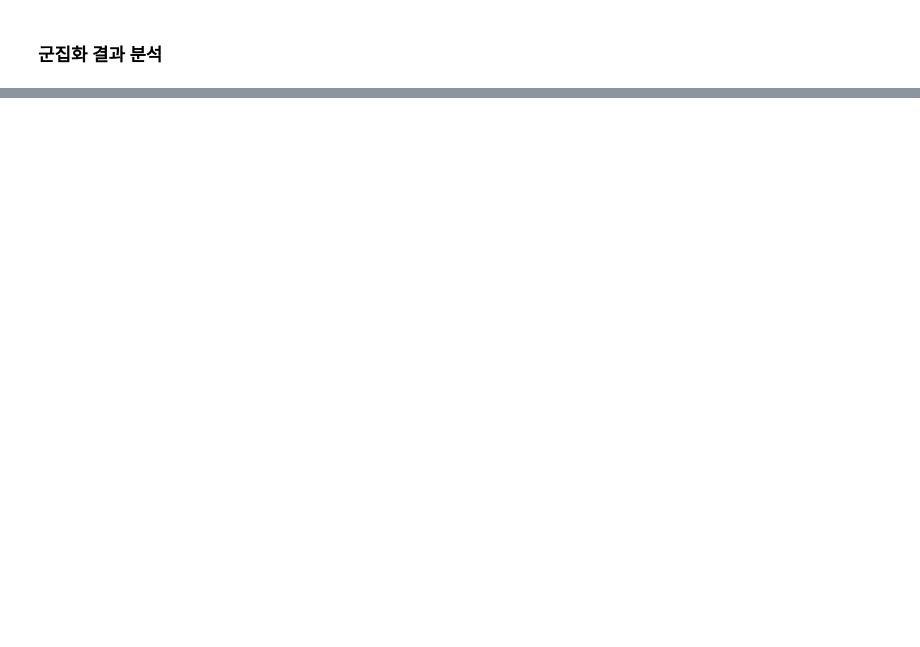
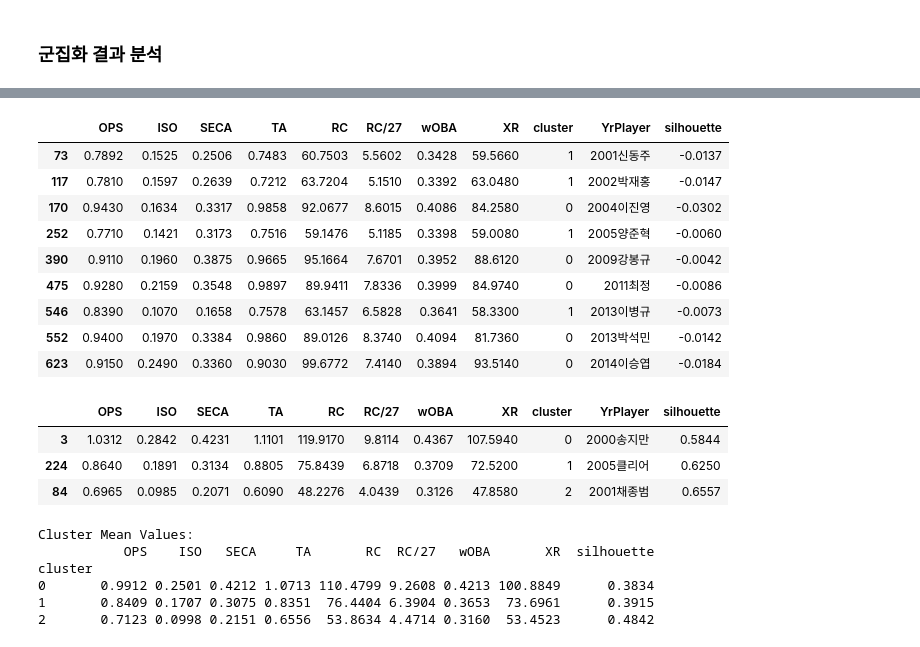
Before and after one commit to jimmynkim/MS_MachineLearning, a Jupyter notebook: 07_군집화_프로야구/07_군집화_프로야구_실습.ipynb, the cells around one changed output, grey strips where cells are left out. Saved outputs shown, nothing was run; the diff lists cells and outputs as text; code cells hidden in the pictures; blank space fills up the shorter version.

```diff
--- a/07_군집화_프로야구/07_군집화_프로야구_실습.ipynb
+++ b/07_군집화_프로야구/07_군집화_프로야구_실습.ipynb
@@ -104,3 +268,5 @@ for k in range(2,7):
 # 선수별 군집 확인
 #   - 데이터프레임에 선수 이름 추가
 # ---------------------------
+X['YrPlayer'] = df['YrPlayer'].copy()
+X.head()
@@ -106,0 +280,8 @@ for k in range(2,7):
+# %%
+# ---------------------------
+# 잘못 군집화 된 데이터
+#   각 데이터 포인트의 실루엣 계수를 계산하여 silhouette 컬럼에 추가
+# ---------------------------
+from sklearn.metrics import silhouette_samples
+X['silhouette'] = silhouette_samples(X_scaled, km.labels_)
+X.head()
@@ -107,10 +295,50 @@ for k in range(2,7):
 # %%
 # ---------------------------
 # 잘못 군집화 된 데이터
-#   개별 실루엣 계수가 0보다 작은 데이터
+#   개별 실루엣 계수가 0보다 작은 데이터 출력 (잘못 군집화된(다른 군집에 더 가까운) 선수들)
 # ---------------------------
+X.loc[X['silhouette']<0]
+# %% [output]
+|  | OPS | ISO | SECA | TA | RC | RC/27 | wOBA | XR | cluster | YrPlayer | silhouette |
+| 73 | 0.7892 | 0.1525 | 0.2506 | 0.7483 | 60.7503 | 5.5602 | 0.3428 | 59.5660 | 1 | 2001신동주 | -0.0137 |
+| 117 | 0.7810 | 0.1597 | 0.2639 | 0.7212 | 63.7204 | 5.1510 | 0.3392 | 63.0480 | 1 | 2002박재홍 | -0.0147 |
+| 170 | 0.9430 | 0.1634 | 0.3317 | 0.9858 | 92.0677 | 8.6015 | 0.4086 | 84.2580 | 0 | 2004이진영 | -0.0302 |
+| 252 | 0.7710 | 0.1421 | 0.3173 | 0.7516 | 59.1476 | 5.1185 | 0.3398 | 59.0080 | 1 | 2005양준혁 | -0.0060 |
+| 390 | 0.9110 | 0.1960 | 0.3875 | 0.9665 | 95.1664 | 7.6701 | 0.3952 | 88.6120 | 0 | 2009강봉규 | -0.0042 |
+| 475 | 0.9280 | 0.2159 | 0.3548 | 0.9897 | 89.9411 | 7.8336 | 0.3999 | 84.9740 | 0 | 2011최정 | -0.0086 |
+| 546 | 0.8390 | 0.1070 | 0.1658 | 0.7578 | 63.1457 | 6.5828 | 0.3641 | 58.3300 | 1 | 2013이병규 | -0.0073 |
+| 552 | 0.9400 | 0.1970 | 0.3384 | 0.9860 | 89.0126 | 8.3740 | 0.4094 | 81.7360 | 0 | 2013박석민 | -0.0142 |
+| 623 | 0.9150 | 0.2490 | 0.3360 | 0.9030 | 99.6772 | 7.4140 | 0.3894 | 93.5140 | 0 | 2014이승엽 | -0.0184 |
 # %%
 # ---------------------------
 # 군집의 중심에 있는 선수
 #   군집별 실루엣 계수 최대인 데이터
 # ---------------------------
+idx = X.groupby(by='cluster')['silhouette'].idxmax()
+X.loc[idx]
+# %% [output]
+|  | OPS | ISO | SECA | TA | RC | RC/27 | wOBA | XR | cluster | YrPlayer | silhouette |
+| 3 | 1.0312 | 0.2842 | 0.4231 | 1.1101 | 119.9170 | 9.8114 | 0.4367 | 107.5940 | 0 | 2000송지만 | 0.5844 |
+| 224 | 0.8640 | 0.1891 | 0.3134 | 0.8805 | 75.8439 | 6.8718 | 0.3709 | 72.5200 | 1 | 2005클리어 | 0.6250 |
+| 84 | 0.6965 | 0.0985 | 0.2071 | 0.6090 | 48.2276 | 4.0439 | 0.3126 | 47.8580 | 2 | 2001채종범 | 0.6557 |
+# %%
+# ---------------------------
+# 군집 별 평균 데이터
+# ---------------------------
+pd.set_option('display.width', 1000)    # 최대 컬럼 표시 일시적으로 늘림
+
+# 평균 계산
+cluster_means = X.groupby('cluster').mean(numeric_only=True)
+
+# 결과 출력
+print("Cluster Mean Values:")
+print(cluster_means)
+
+pd.reset_option('display.width')    # 컬럼 설정 원래 방식으로 되돌림
+# %% [output]
+Cluster Mean Values:
+           OPS    ISO   SECA     TA       RC  RC/27   wOBA       XR  silhouette
+cluster
+0       0.9912 0.2501 0.4212 1.0713 110.4799 9.2608 0.4213 100.8849      0.3834
+1       0.8409 0.1707 0.3075 0.8351  76.4404 6.3904 0.3653  73.6961      0.3915
+2       0.7123 0.0998 0.2151 0.6556  53.8634 4.4714 0.3160  53.4523      0.4842
```
Also changed, not shown: parts of 34 cells of this notebook, 1 other file.
